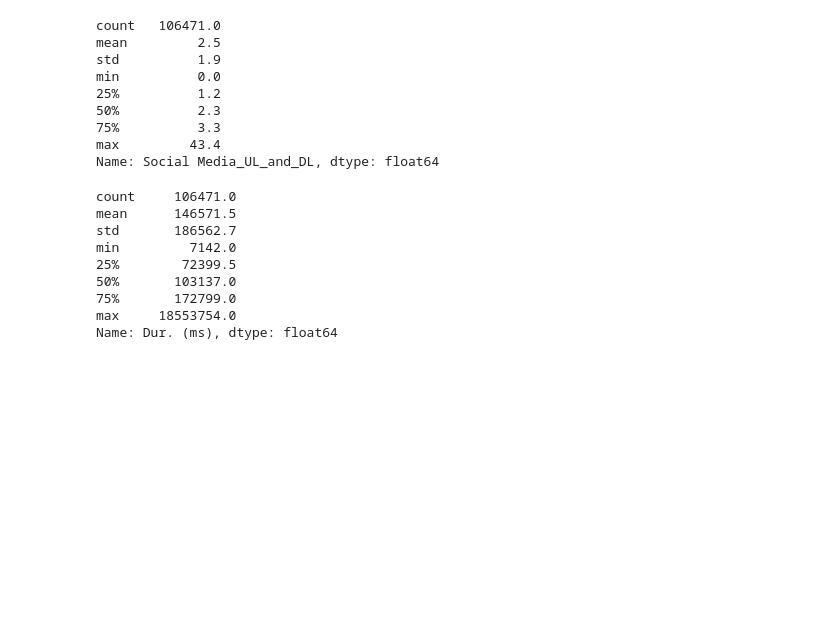
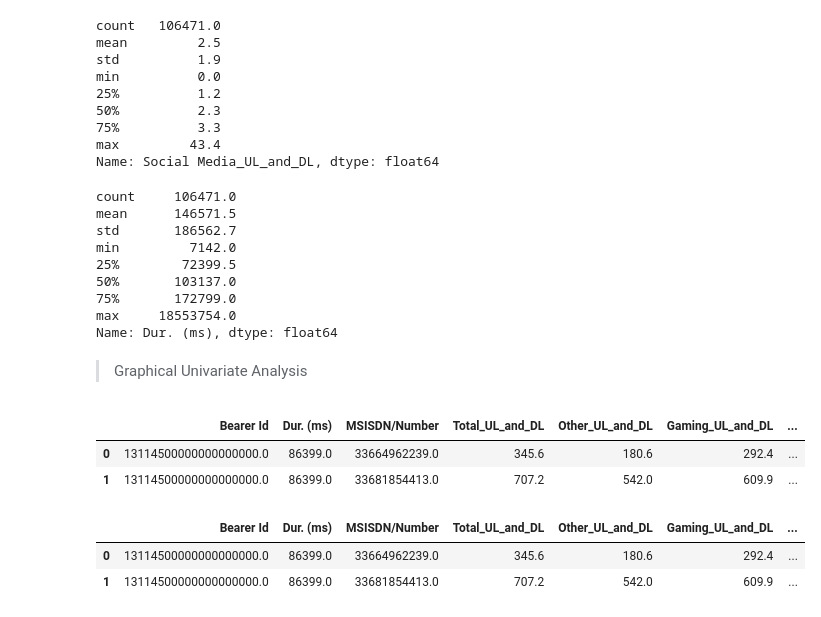
Before and after one commit to Tilda98/TelecommunicationDataAnalysis, a Jupyter notebook: notebook/data_understanding.ipynb, the cells around one changed output. Drawn from its saved outputs; the diff is of its cells as text; code cells hidden in the pictures; blank space fills up the shorter version.

```diff
--- a/notebook/data_understanding.ipynb
+++ b/notebook/data_understanding.ipynb
@@ -617,3 +617,5 @@ min         7142.0
 75%       172799.0
 max     18553754.0
 Name: Dur. (ms), dtype: float64
+# %% [markdown]
+> Graphical Univariate Analysis
@@ -619,0 +647,31 @@ Name: Dur. (ms), dtype: float64
+# %%
+# Fixing the outliers function
+
+def fix_outlier(df, column):
+    df[column] = np.where(df[column] > df[column].quantile(0.95), df[column].median(),df[column])
+
+    return df[column]
+
+user_overview_data.head(2)
+# %% [output]
+|  | Bearer Id | Dur. (ms) | MSISDN/Number | Total_UL_and_DL | Other_UL_and_DL | Gaming_UL_and_DL | ... |
+| 0 | 13114500000000000000.0 | 86399.0 | 33664962239.0 | 345.6 | 180.6 | 292.4 | ... |
+| 1 | 13114500000000000000.0 | 86399.0 | 33681854413.0 | 707.2 | 542.0 | 609.9 | ... |
+# %%
+# Fixing the outliers in each column
+
+user_overview_data['Dur. (ms)']=fix_outlier(user_overview_data,'Dur. (ms)')
+user_overview_data['Total_UL_and_DL']=fix_outlier(user_overview_data,'Total_UL_and_DL')
+user_overview_data['Other_UL_and_DL']=fix_outlier(user_overview_data,'Other_UL_and_DL')
+user_overview_data['Gaming_UL_and_DL']=fix_outlier(user_overview_data,'Gaming_UL_and_DL')
+user_overview_data['Netflix_UL_and_DL']=fix_outlier(user_overview_data,'Netflix_UL_and_DL')
+user_overview_data['Youtube_UL_and_DL']=fix_outlier(user_overview_data,'Youtube_UL_and_DL')
+user_overview_data['Email_UL_and_DL']=fix_outlier(user_overview_data,'Email_UL_and_DL')
+user_overview_data['Google_UL_and_DL']=fix_outlier(user_overview_data,'Google_UL_and_DL')
+user_overview_data['Social Media_UL_and_DL']=fix_outlier(user_overview_data,'Social Media_UL_and_DL')
+
+user_overview_data.head(2)
+# %% [output]
+|  | Bearer Id | Dur. (ms) | MSISDN/Number | Total_UL_and_DL | Other_UL_and_DL | Gaming_UL_and_DL | ... |
+| 0 | 13114500000000000000.0 | 86399.0 | 33664962239.0 | 345.6 | 180.6 | 292.4 | ... |
+| 1 | 13114500000000000000.0 | 86399.0 | 33681854413.0 | 707.2 | 542.0 | 609.9 | ... |
```
Also changed, not shown: parts of 2 cells of this notebook.
